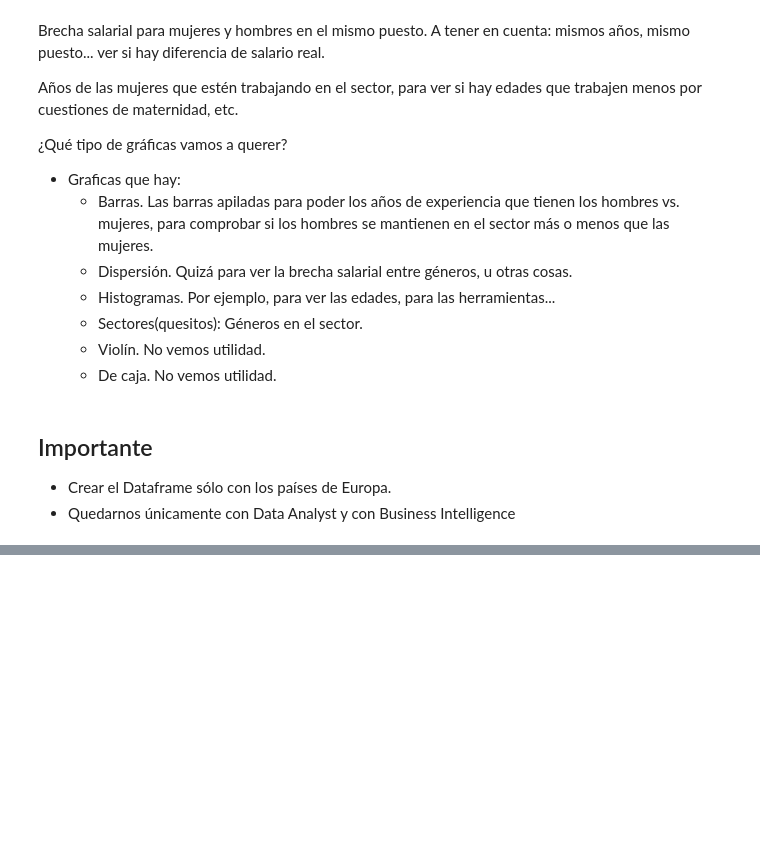
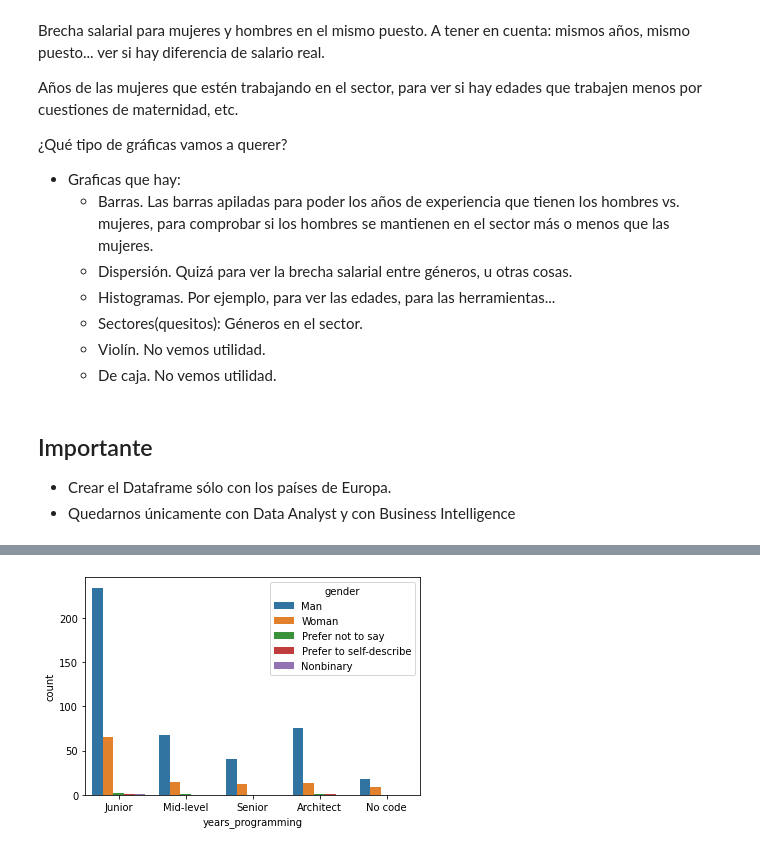
Before and after one commit to MonicaSL110/proyecto-transformacion-digital, a Jupyter notebook: preguntas_graficas.ipynb, the cells around one changed output, grey strips where cells are left out. Drawn from its saved outputs; the diff is of its cells as text; code cells hidden in the pictures; blank space fills up the shorter version.

```diff
--- a/preguntas_graficas.ipynb
+++ b/preguntas_graficas.ipynb
@@ -330,0 +61,3 @@ df["gender"].value_counts()
+# %%
+df = pd.read_pickle('archivos_resultantes/dataframe_graficas.pkl')
+df.sample(1)
@@ -330,0 +105,6 @@ df["gender"].value_counts()
+# %%
+lista_años_programando = ['Junior','Mid-level','Senior','Architect','No code']
+# %%
+sns.countplot(x='years_programming',hue='gender',data=df,order=lista_años_programando);
+# %% [output]
+[figure, added]
```
Also changed, not shown: parts of 45 cells of this notebook, 8 other files.
